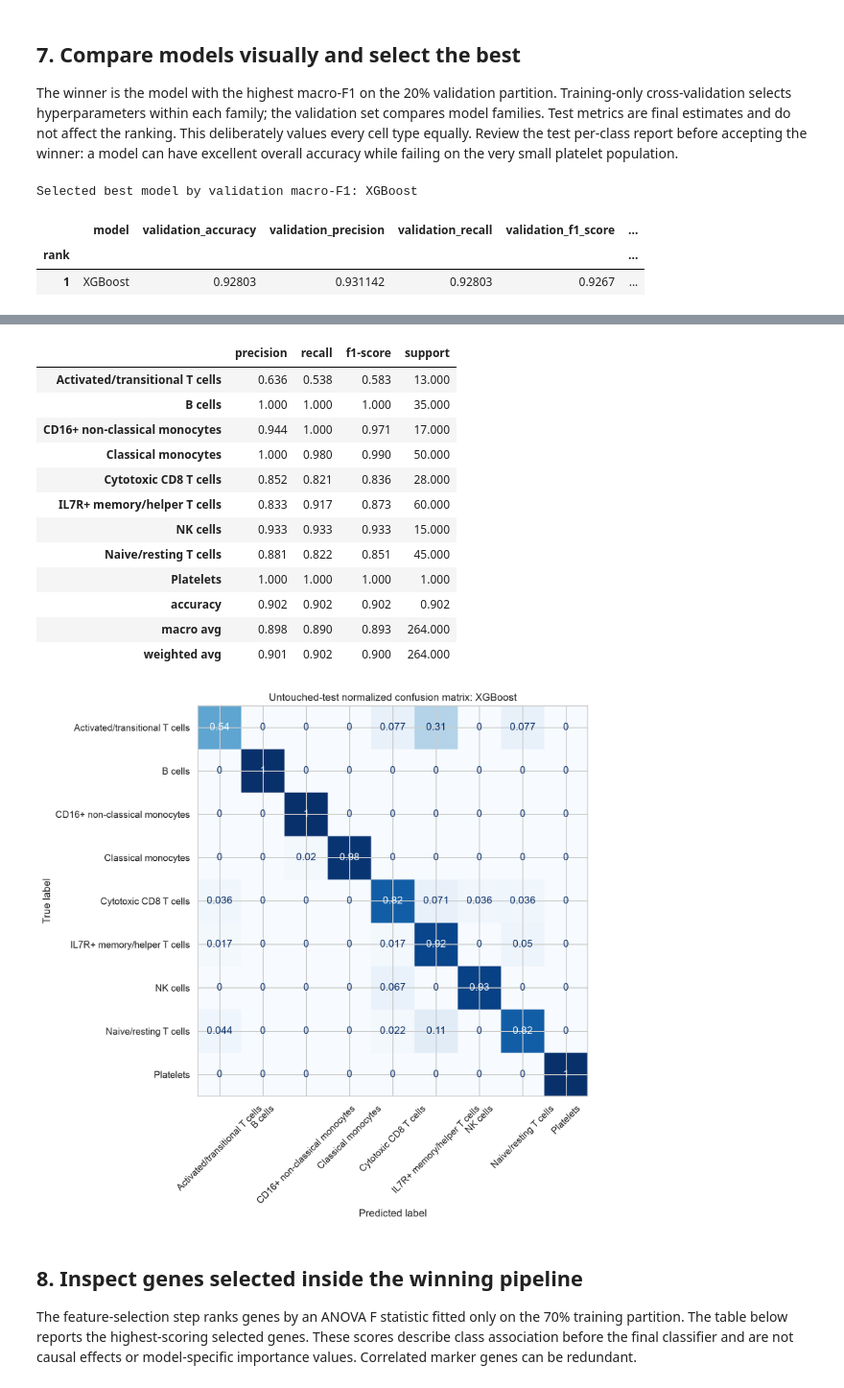
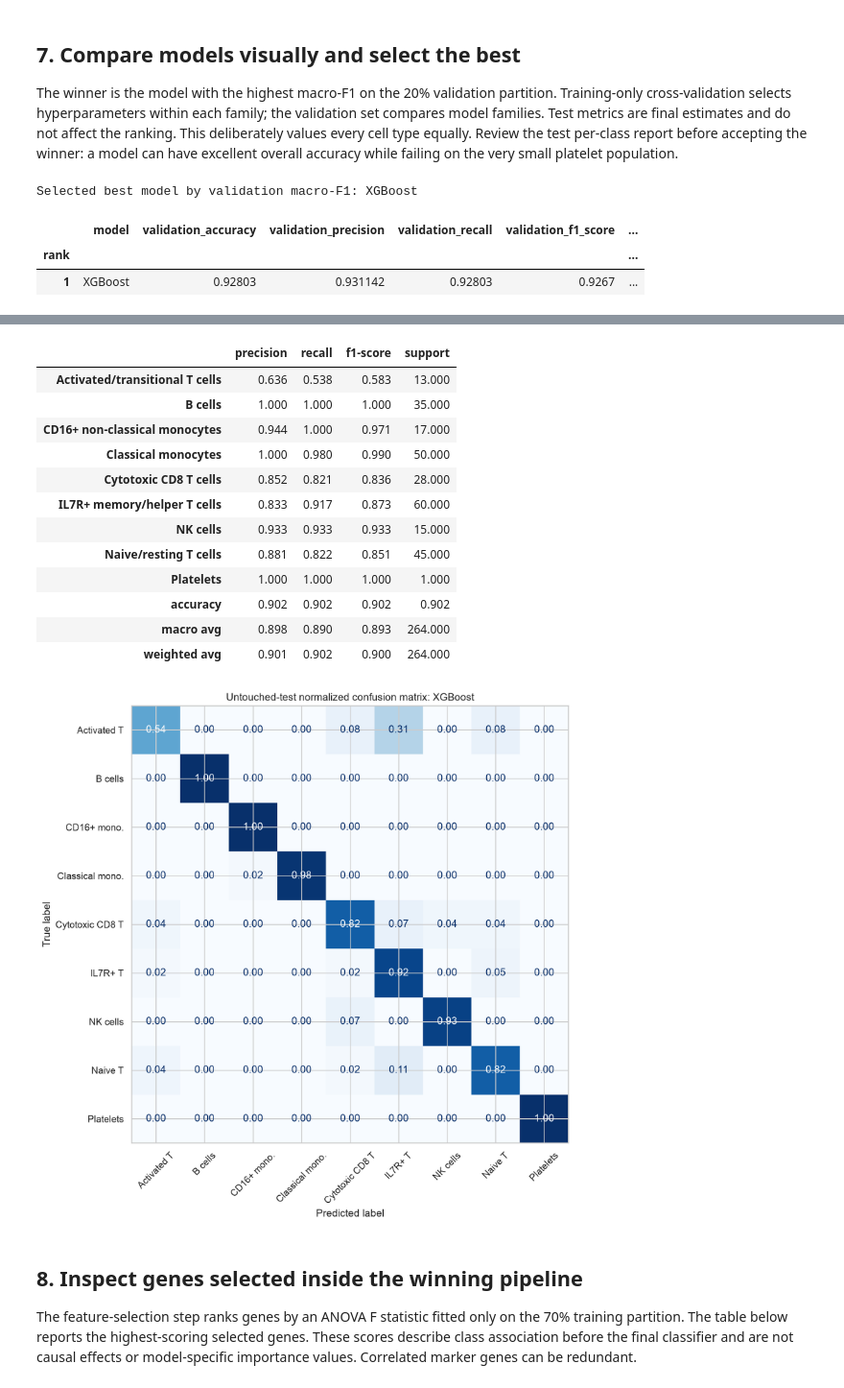
Before and after one commit to ucd-cosmos-data/26-the-backpropagators-analysis, a Jupyter notebook: PBMC3k/notebooks/05_classification_model_comparison.ipynb, the cells around one changed output, grey strips where cells are left out. Shown at 96% size. Saved outputs shown, nothing was run; the diff lists cells and outputs as text; code cells hidden in the pictures.

```diff
--- a/PBMC3k/notebooks/05_classification_model_comparison.ipynb
+++ b/PBMC3k/notebooks/05_classification_model_comparison.ipynb
@@ -73,6 +79,7 @@ TEST_SIZE = 0.10
 CV_FOLDS = 3
 N_SELECTED_GENES = 2_000
 PRIMARY_METRIC = "f1_macro"
+FIGURE_DPI = 200
 
 ad.settings.allow_write_nullable_strings = True
 sc.set_figure_params(dpi=110, facecolor="white", frameon=False)
@@ -516,14 +515,20 @@ display(results_table.iloc[[0]][headline_columns + [
 plot_metrics = results_table.set_index("model")[[
     "validation_macro_f1", "validation_roc_auc_ovr_macro",
     "test_macro_f1", "test_roc_auc_ovr_macro",
-]]
+]].rename(columns={
+    "validation_macro_f1": "Validation macro-F1",
+    "validation_roc_auc_ovr_macro": "Validation ROC AUC",
+    "test_macro_f1": "Test macro-F1",
+    "test_roc_auc_ovr_macro": "Test ROC AUC",
+})
 plot_metrics.plot.bar(figsize=(14, 6), ylim=(0, 1.05), width=0.85)
 plt.title("Validation-selected model comparison with untouched-test estimates")
 plt.ylabel("Score")
 plt.xlabel("")
 plt.xticks(rotation=35, ha="right")
-plt.legend(loc="lower left", ncol=2)
+plt.legend(loc="lower left", ncol=2, frameon=True)
 plt.tight_layout()
+plt.savefig(FIGURES / "classification_model_comparison.png", dpi=FIGURE_DPI, bbox_inches="tight")
 plt.show()
 
 report = pd.DataFrame(
@@ -539,12 +544,17 @@ report = pd.DataFrame(
 display(report.round(3))
 
 fig, axis = plt.subplots(figsize=(10, 9))
+short_class_names = [
+    "Activated T", "B cells", "CD16+ mono.", "Classical mono.",
+    "Cytotoxic CD8 T", "IL7R+ T", "NK cells", "Naive T", "Platelets",
+]
 ConfusionMatrixDisplay.from_predictions(
     y_test,
     best_predictions,
     labels=np.arange(len(class_names)),
-    display_labels=class_names,
+    display_labels=short_class_names,
     normalize="true",
+    values_format=".2f",
     xticks_rotation=45,
     cmap="Blues",
     ax=axis,
@@ -552,6 +562,7 @@ ConfusionMatrixDisplay.from_predictions(
 )
 axis.set_title(f"Untouched-test normalized confusion matrix: {best_model_name}")
 plt.tight_layout()
+plt.savefig(FIGURES / "classification_confusion_matrix.png", dpi=FIGURE_DPI, bbox_inches="tight")
 plt.show()
 # %% [output]
 Selected best model by validation macro-F1: XGBoost
@@ -562,17 +573,17 @@ Selected best model by validation macro-F1: XGBoost
 |  | precision | recall | f1-score | support |
 | Activated/transitional T cells | 0.636 | 0.538 | 0.583 | 13.000 |
 | B cells | 1.000 | 1.000 | 1.000 | 35.000 |
 | CD16+ non-classical monocytes | 0.944 | 1.000 | 0.971 | 17.000 |
 | Classical monocytes | 1.000 | 0.980 | 0.990 | 50.000 |
 | Cytotoxic CD8 T cells | 0.852 | 0.821 | 0.836 | 28.000 |
 | IL7R+ memory/helper T cells | 0.833 | 0.917 | 0.873 | 60.000 |
 | NK cells | 0.933 | 0.933 | 0.933 | 15.000 |
 | Naive/resting T cells | 0.881 | 0.822 | 0.851 | 45.000 |
 | Platelets | 1.000 | 1.000 | 1.000 | 1.000 |
 | accuracy | 0.902 | 0.902 | 0.902 | 0.902 |
 | macro avg | 0.898 | 0.890 | 0.893 | 264.000 |
 | weighted avg | 0.901 | 0.902 | 0.900 | 264.000 |
-[figure, old version]
+[figure, new version]
 # %% [markdown]
 ## 8. Inspect genes selected inside the winning pipeline
 
```
Also changed, not shown: parts of 7 cells of this notebook, 14 other files.
